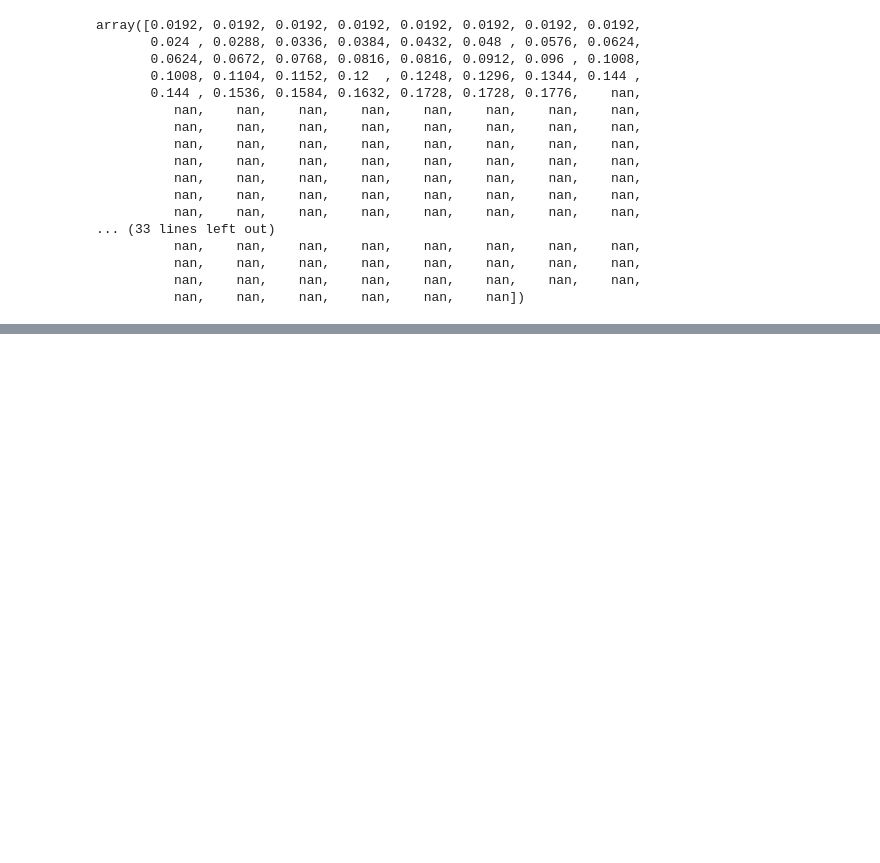
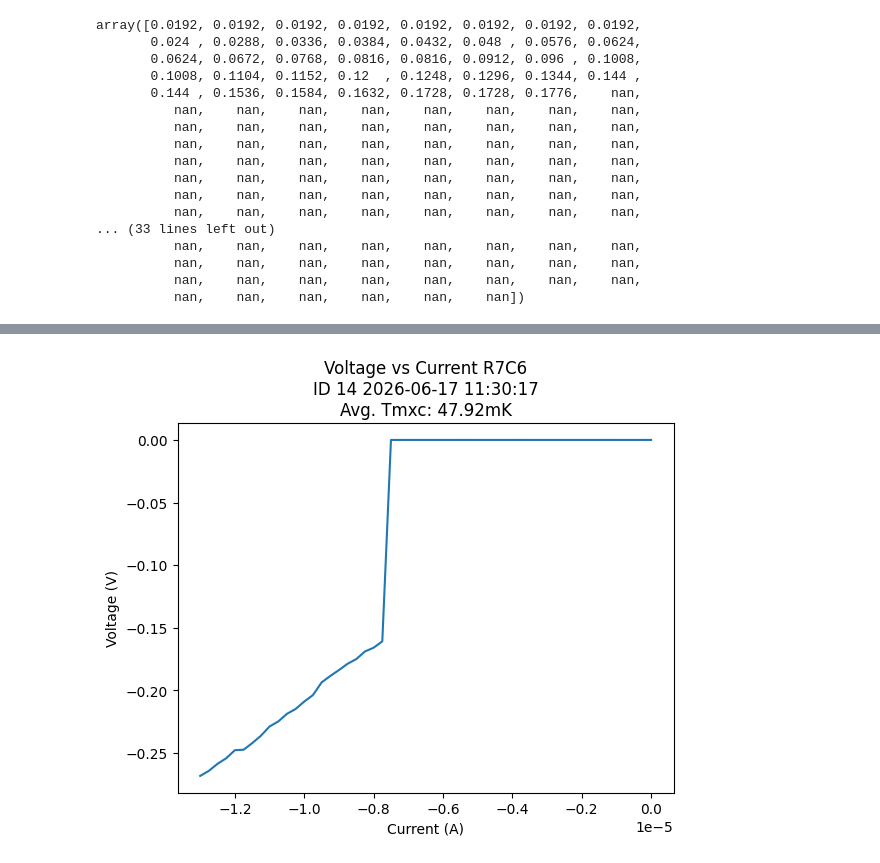
Before and after one commit to QNLSydney/snspd, a Jupyter notebook: SNSPD2/SNSPD13_Line2_Analysis.ipynb, the cells around one changed output, grey strips where cells are left out. Cells and saved outputs as stored; diff of their text form; code cells hidden in the pictures; blank space fills up the shorter version.

```diff
--- a/SNSPD2/SNSPD13_Line2_Analysis.ipynb
+++ b/SNSPD2/SNSPD13_Line2_Analysis.ipynb
@@ -218,0 +223,4 @@ array([0.0192, 0.0192, 0.0192, 0.0192, 0.0192, 0.0192, 0.0192, 0.0192,
+# %%
+params.plot_critical_current(14)
+# %% [output]
+[figure, added]
```
Also changed, not shown: parts of 54 cells of this notebook, 1 other file.
